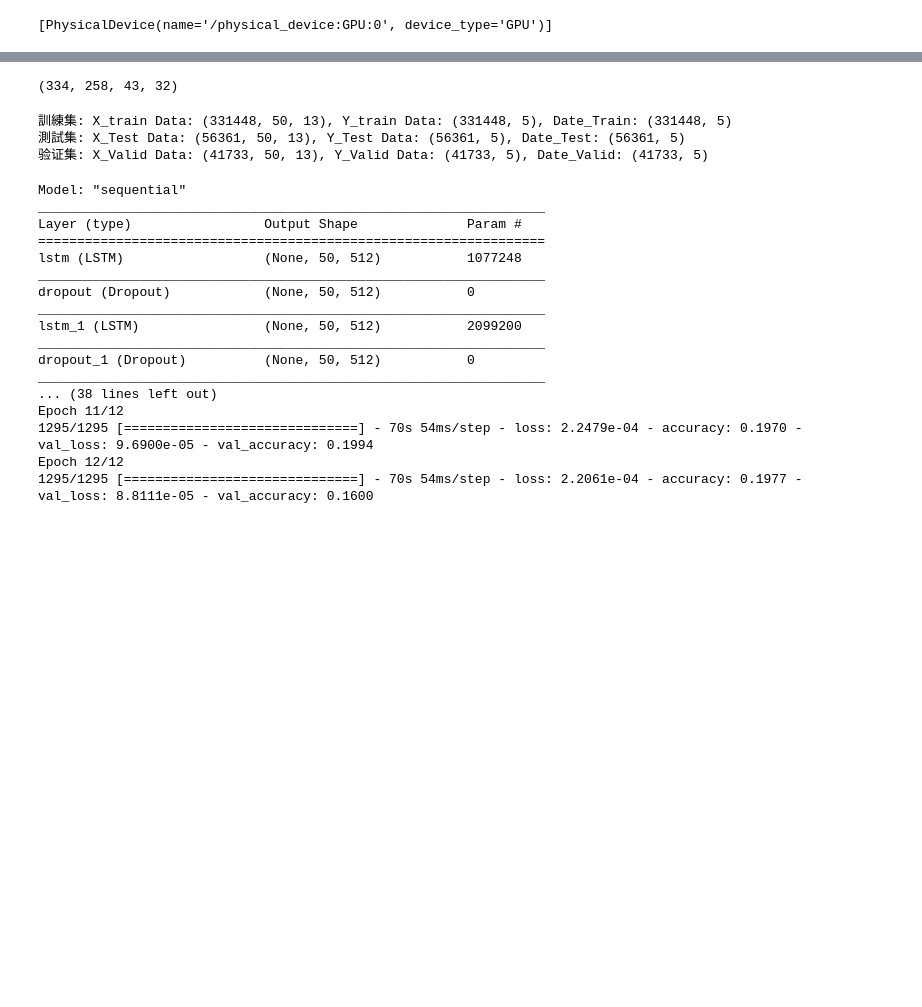
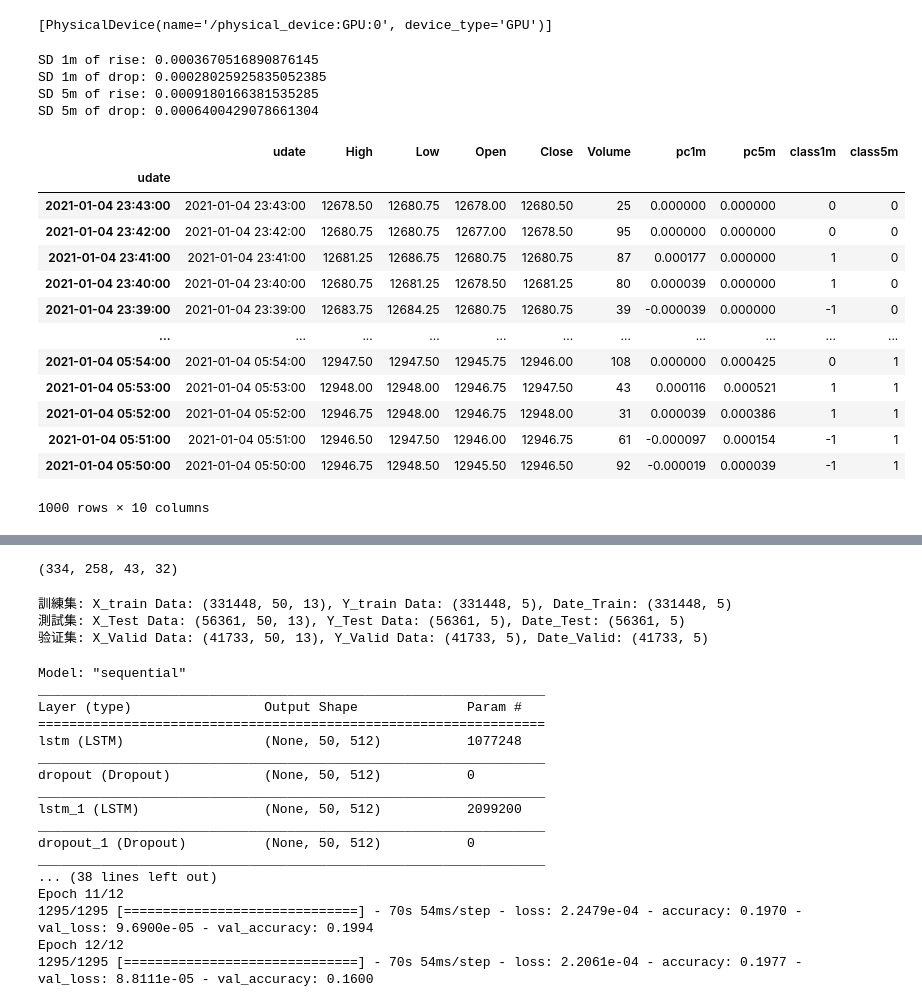
Before and after one commit to webclinic017/dbpower-machine-learning-project, a Jupyter notebook: nq10.ipynb, the cells around one changed output, grey strips where cells are left out. Drawn from its saved outputs; the diff is of its cells as text; code cells hidden in the pictures; blank space fills up the shorter version.

```diff
--- a/nq10.ipynb
+++ b/nq10.ipynb
@@ -120,23 +122,90 @@ if not is_use_sqlite:
 # %%
 if is_use_sqlite:
     # 1.8 get data
-    #path_db1 = os.path.abspath(os.path.join('data', 'nq', 'data', 'nq.db'))
+    path_db1 = os.path.abspath(os.path.join('data', 'nq', 'data', 'nq-1m.db'))
     path_db2 = os.path.abspath(os.path.join('data', 'nq', 'data-15s', 'nq-15s.db'))
-    db = sqlite3.connect(path_db2)
+    db = sqlite3.connect(path_db1)
     cursor = db.cursor()
-    stmt1 = "select * from nq where strftime('%S', udate) == '00' order by udate"
-    stmt2 = "select * from nq where (strftime('%S', udate) == '00' or strftime('%S', udate) == '15' or strftime('%S', udate) == '30' or strftime('%S', udate) == '45') and udate>='2019-10-17' order by udate limit 1300000"
+    stmt1 = "select * from nq where strftime('%S', udate) == '00' order by udate desc limit 1000"
+    stmt2 = "select * from nq where (strftime('%S', udate) == '00' or strftime('%S', udate) == '15' or strftime('%S', udate) == '30' or strftime('%S', udate) == '45') and udate>='2019-10-17' order by udate limit 10"
     df2 = pd.read_sql_query(stmt1, db)
     db.commit()
     cursor.close()
     db.close()
+    #df2.loc[['Change1m']] =  df2.loc[['low']]
+    df2['pc1m'] = pd.Series(0, index=df2.index)
+    df2['pc5m'] = pd.Series(0, index=df2.index)
+    df2['class1m'] = pd.Series(0, index=df2.index)
+    df2['class5m'] = pd.Series(0, index=df2.index)
+    for k, v in df2.iterrows():
+        if (k>1):
+             df2['pc1m'].iloc[k] = (df2['close'].iloc[k] - df2['close'].iloc[k-1]) / df2['close'].iloc[k]
+        if (k>5):
+             df2['pc5m'].iloc[k] = (df2['close'].iloc[k] - df2['close'].iloc[k-5]) / df2['close'].iloc[k]
+   # df2.loc[:, ['Change1m', 'low']] = df2[['low', 'high']]
+    #z = []
+    #for index, row in df2.iterrows():
+    #    print(index)
+    #    z.append(row.high + row.low)
+    sd1m_rise = (df2['pc1m'].loc[(df2['pc1m'] > 0)].std())
+    sd1m_drop = (df2['pc1m'].loc[(df2['pc1m'] < 0)].std())
+    sd5m_rise = (df2['pc5m'].loc[(df2['pc5m'] > 0)].std())
+    sd5m_drop = (df2['pc5m'].loc[(df2['pc5m'] < 0)].std())
 
+
+    for k, v in df2.iterrows():
+        if (df2['pc1m'].iloc[k] and df2['pc1m'].iloc[k]>sd1m_rise*2.0):
+            df2['class1m'].iloc[k] = 3
+        elif (df2['pc1m'].iloc[k] and df2['pc1m'].iloc[k]>sd1m_rise*1.0):
+            df2['class1m'].iloc[k] = 2
+        elif (df2['pc1m'].iloc[k] and df2['pc1m'].iloc[k]>0):
+            df2['class1m'].iloc[k] = 1
+        if (df2['pc1m'].iloc[k] and df2['pc1m'].iloc[k]<sd1m_drop*-2.0):
+            df2['class1m'].iloc[k] = -3
+        elif (df2['pc1m'].iloc[k] and df2['pc1m'].iloc[k]<sd1m_drop*-1.0):
+            df2['class1m'].iloc[k] = -2
+        elif (df2['pc1m'].iloc[k] and df2['pc1m'].iloc[k]<0):
+            df2['class1m'].iloc[k] = -1
+        if (df2['pc5m'].iloc[k] and df2['pc5m'].iloc[k]>sd5m_rise*2.0):
+            df2['class5m'].iloc[k] = 3
+        elif (df2['pc5m'].iloc[k] and df2['pc5m'].iloc[k]>sd5m_rise*1.0):
+            df2['class5m'].iloc[k] = 2
+        elif (df2['pc5m'].iloc[k] and df2['pc5m'].iloc[k]>0):
+            df2['class5m'].iloc[k] = 1
+        if (df2['pc5m'].iloc[k] and df2['pc5m'].iloc[k]<sd5m_drop*-2.0):
+            df2['class5m'].iloc[k] = -3
+        elif (df2['pc5m'].iloc[k] and df2['pc5m'].iloc[k]<sd5m_drop*-1.0):
+            df2['class5m'].iloc[k] = -2
+        elif (df2['pc5m'].iloc[k] and df2['pc5m'].iloc[k]<0):
+            df2['class5m'].iloc[k] = -1
+
+    print('SD 1m of rise: {}\nSD 1m of drop: {}\nSD 5m of rise: {}\nSD 5m of drop: {}'.format(sd1m_rise,sd1m_drop,sd5m_rise,sd5m_drop));
     df2.rename(columns={'high': 'High', 'low': 'Low', 'open': 'Open', 'close': 'Close', 'vol': 'Volume'}, inplace=True)
     types3 = {'udate': 'object', 'High': 'float64', 'Low': 'float64', 'Open': 'float64', 'Close': 'float64', 'Volume': 'int64'}
     df2.astype(types3).dtypes
     df2.udate = pd.to_datetime(df2.udate)
     df2.index = pd.to_datetime(df2.udate)
-    df2
+    #df2.drop(['pc1m','pc5m'], axis=1, inplace=True)
+df2
+# %% [output]
+SD 1m of rise: 0.0003670516890876145
+SD 1m of drop: 0.00028025925835052385
+SD 5m of rise: 0.0009180166381535285
+SD 5m of drop: 0.0006400429078661304
+|  | udate | High | Low | Open | Close | Volume | pc1m | pc5m | class1m | class5m |
+| udate |  |  |  |  |  |  |  |  |  |  |
+| 2021-01-04 23:43:00 | 2021-01-04 23:43:00 | 12678.50 | 12680.75 | 12678.00 | 12680.50 | 25 | 0.000000 | 0.000000 | 0 | 0 |
+| 2021-01-04 23:42:00 | 2021-01-04 23:42:00 | 12680.75 | 12680.75 | 12677.00 | 12678.50 | 95 | 0.000000 | 0.000000 | 0 | 0 |
+| 2021-01-04 23:41:00 | 2021-01-04 23:41:00 | 12681.25 | 12686.75 | 12680.75 | 12680.75 | 87 | 0.000177 | 0.000000 | 1 | 0 |
+| 2021-01-04 23:40:00 | 2021-01-04 23:40:00 | 12680.75 | 12681.25 | 12678.50 | 12681.25 | 80 | 0.000039 | 0.000000 | 1 | 0 |
+| 2021-01-04 23:39:00 | 2021-01-04 23:39:00 | 12683.75 | 12684.25 | 12680.75 | 12680.75 | 39 | -0.000039 | 0.000000 | -1 | 0 |
+| ... | ... | ... | ... | ... | ... | ... | ... | ... | ... | ... |
+| 2021-01-04 05:54:00 | 2021-01-04 05:54:00 | 12947.50 | 12947.50 | 12945.75 | 12946.00 | 108 | 0.000000 | 0.000425 | 0 | 1 |
+| 2021-01-04 05:53:00 | 2021-01-04 05:53:00 | 12948.00 | 12948.00 | 12946.75 | 12947.50 | 43 | 0.000116 | 0.000521 | 1 | 1 |
+| 2021-01-04 05:52:00 | 2021-01-04 05:52:00 | 12946.75 | 12948.00 | 12946.75 | 12948.00 | 31 | 0.000039 | 0.000386 | 1 | 1 |
+| 2021-01-04 05:51:00 | 2021-01-04 05:51:00 | 12946.50 | 12947.50 | 12946.00 | 12946.75 | 61 | -0.000097 | 0.000154 | -1 | 1 |
+| 2021-01-04 05:50:00 | 2021-01-04 05:50:00 | 12946.75 | 12948.50 | 12945.50 | 12946.50 | 92 | -0.000019 | 0.000039 | -1 | 1 |
+1000 rows × 10 columns
 # %%
 # 2.0 分包 (日子)
 def separate_daily(df2_1, return_type):
```
Also changed, not shown: parts of 8 cells of this notebook, 2 other files.
